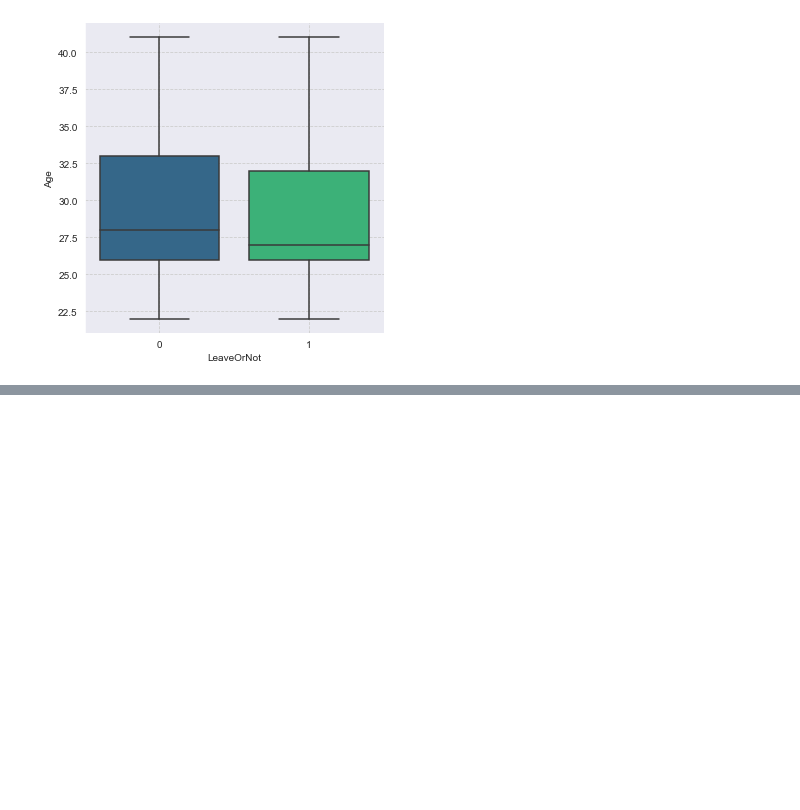
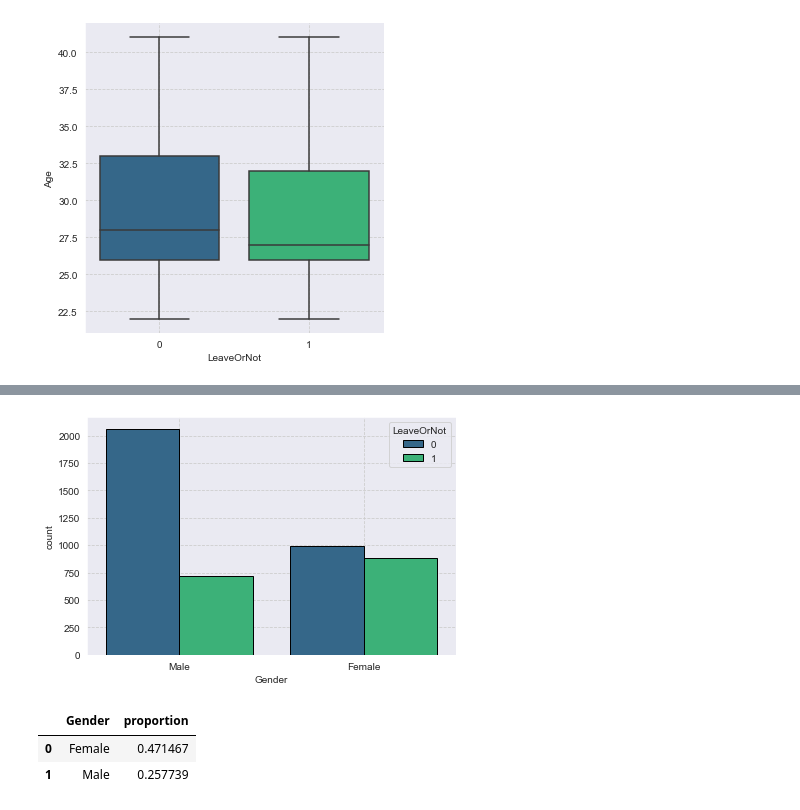
Before and after one commit to apoorv2902/Employee-Prediction, a Jupyter notebook: employee future prediction/employee_pred.ipynb, the cells around one changed output, grey strips where cells are left out. Cells and saved outputs as stored; diff of their text form; code cells hidden in the pictures; blank space fills up the shorter version.

```diff
--- a/employee future prediction/employee_pred.ipynb
+++ b/employee future prediction/employee_pred.ipynb
@@ -318,0 +344,23 @@ plt.show()
+# %%
+sns.countplot(df['Gender'],hue=df['LeaveOrNot'],palette='viridis',saturation=0.9,edgecolor="black")
+plt.tight_layout()
+plt.grid(True)
+plt.show()
+# %% [output]
+[figure, added]
+# %%
+prop_df=[]
+for val in np.sort(df['Gender'].unique()):
+    prop=d1['Gender'][val][1]/(d1['Gender'][val][1]+d1['Gender'][val][0])
+    prop_df.append({
+        'Gender':val,
+        'proportion':prop
+    })
+
+prop_df=pd.DataFrame(prop_df)
+prop_df.sort_values('proportion',ascending=False,inplace=True)
+prop_df
+# %% [output]
+|  | Gender | proportion |
+| 0 | Female | 0.471467 |
+| 1 | Male | 0.257739 |
```
Also changed, not shown: parts of 51 cells of this notebook.
